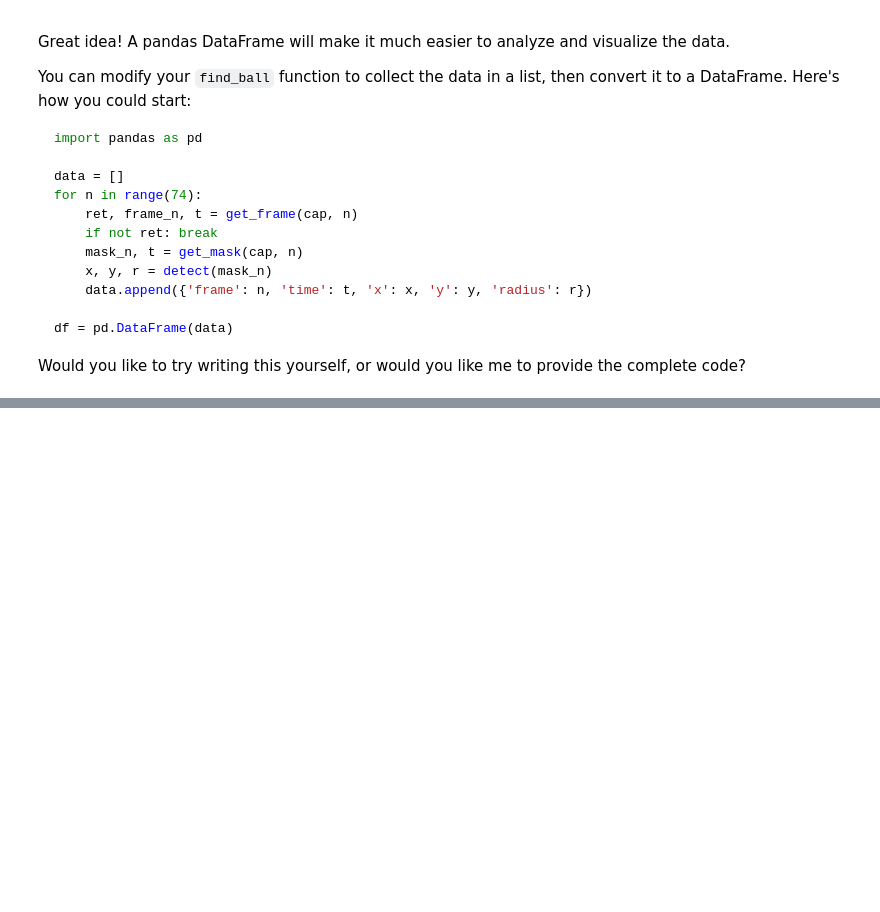
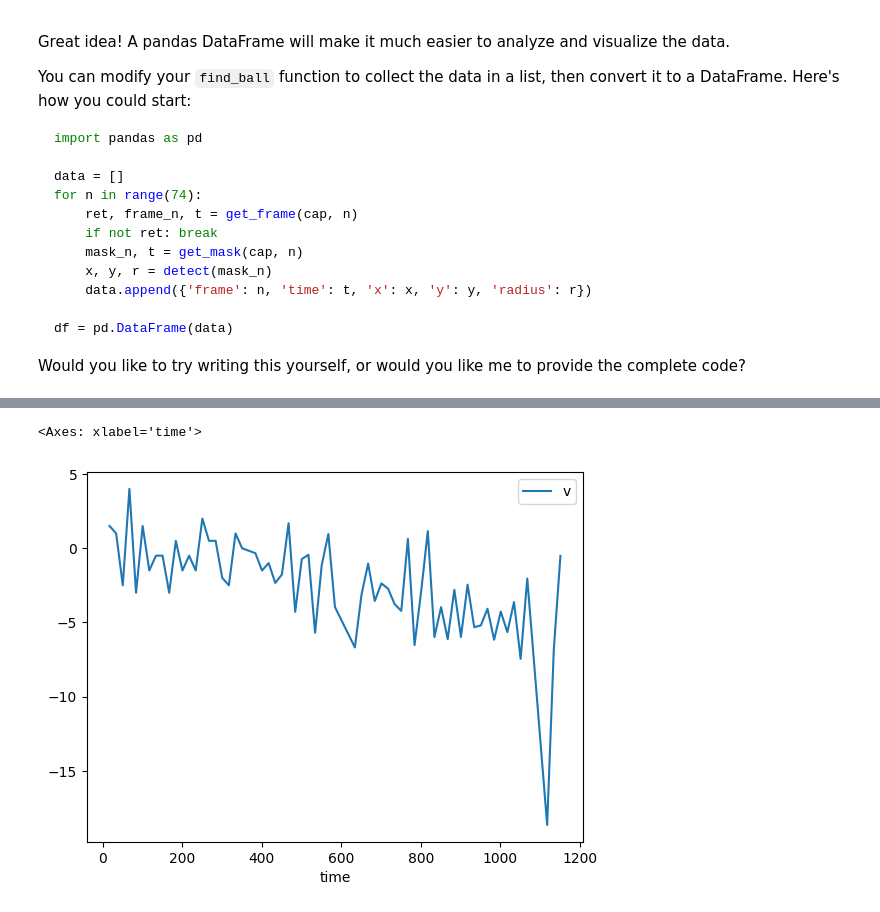
Before and after one commit to fm75/pickleball-data-analysis, a Jupyter notebook: notebooks/x.ipynb, the cells around one changed output, grey strips where cells are left out. Cells and saved outputs as stored; diff of their text form; code cells hidden in the pictures; blank space fills up the shorter version.

```diff
--- a/notebooks/x.ipynb
+++ b/notebooks/x.ipynb
@@ -285,0 +255,9 @@ df
+# %%
+df['v'] = df['x'].diff()
+df['a'] = df['v'].diff()
+# %%
+
+df.plot(x='time', y='v')
+# %% [output]
+<Axes: xlabel='time'>
+[figure, added]
```
Also changed, not shown: parts of 16 cells of this notebook, 1 other file.
